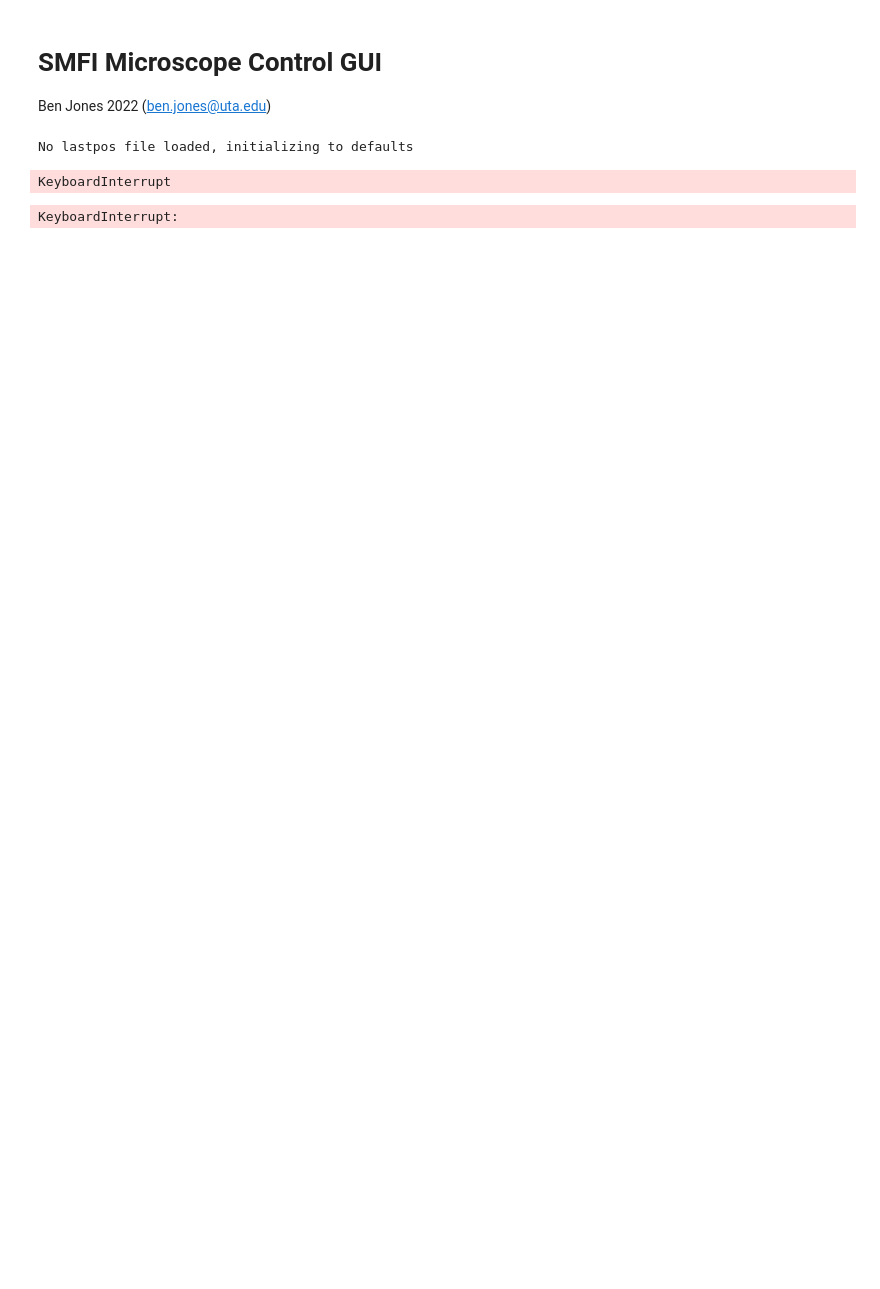
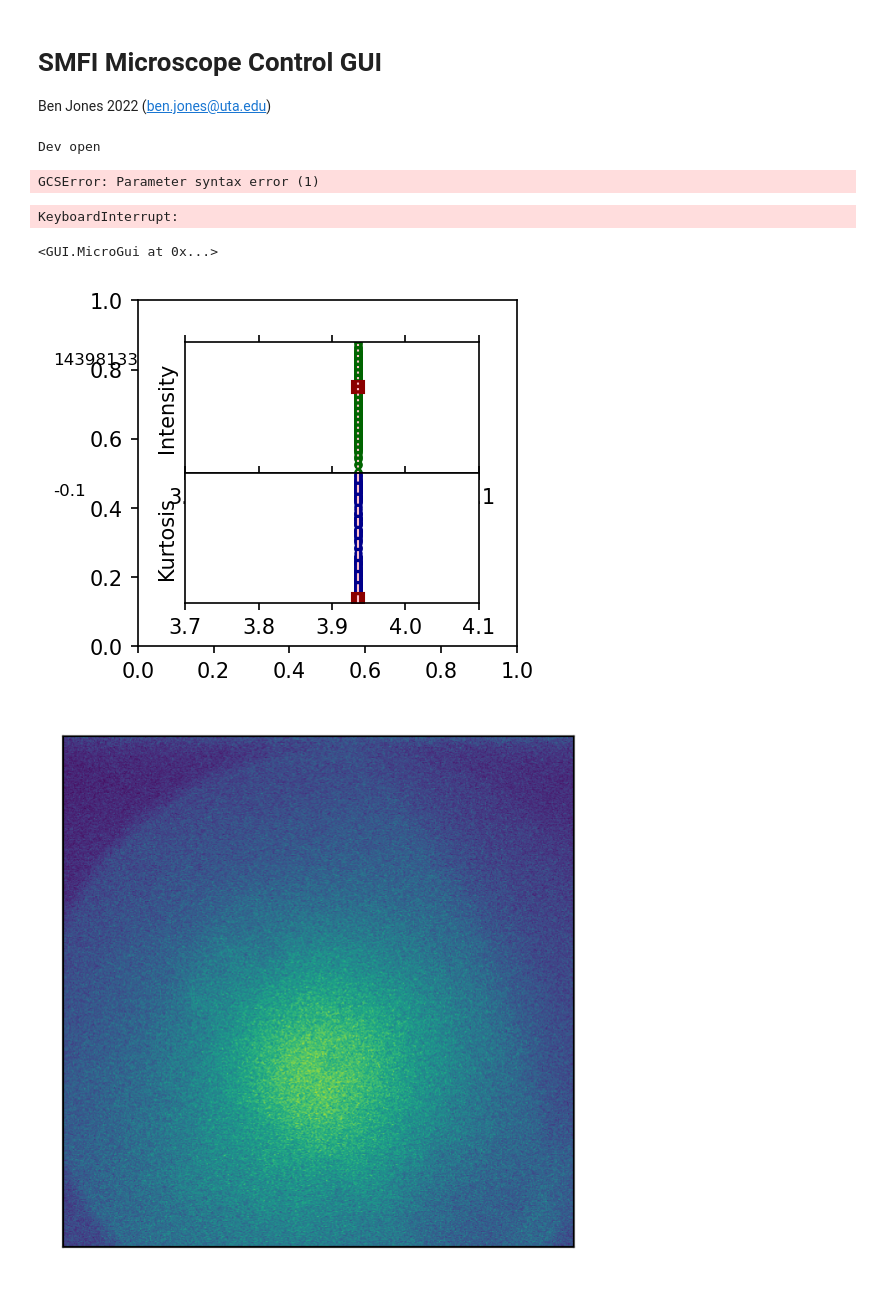
Before and after one commit to UTA-REST/MicroscopeControlSuite, a Jupyter notebook: GUI.ipynb, the cells around one changed output. Cells and saved outputs as stored; diff of their text form; code cells hidden in the pictures; blank space fills up the shorter version.

```diff
--- a/GUI.ipynb
+++ b/GUI.ipynb
@@ -5,17 +5,23 @@ Ben Jones 2022 (ben.jones@uta.edu)
 from GUI import MicroGui
 # %%
 # Set this flag to true if you're running on the actual microscope computer
-HARDWARE_ON=False
-
-# Determine whether to use image compression
-COMPRESSION_ON=False
+HARDWARE_ON=True
 
 if(HARDWARE_ON):
     from Stage import Stage
     import CamHamPy
+else:
+    Stage=None
+    CamHamPy=None
+
+# Determine whether to use image compression
+COMPRESSION_ON=False
 # %%
-MicroGui(HARDWARE_ON, COMPRESSION_ON)
+MicroGui(HARDWARE_ON, COMPRESSION_ON, Stage, CamHamPy)
 # %% [output]
-No lastpos file loaded, initializing to defaults
+Dev open
-KeyboardInterrupt
+GCSError: Parameter syntax error (1)
 KeyboardInterrupt:
+<GUI.MicroGui at 0x...>
+[figure, added]
+[figure, added]
```
Also changed, not shown: parts of 1 cell of this notebook, 1 other file.
